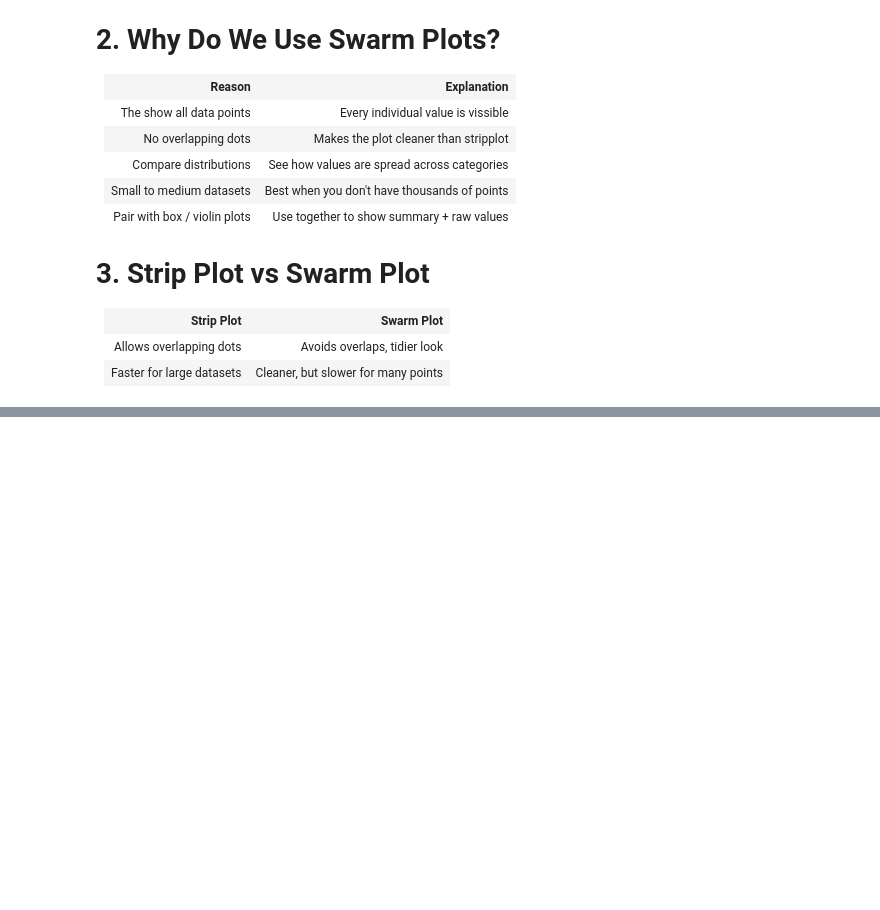
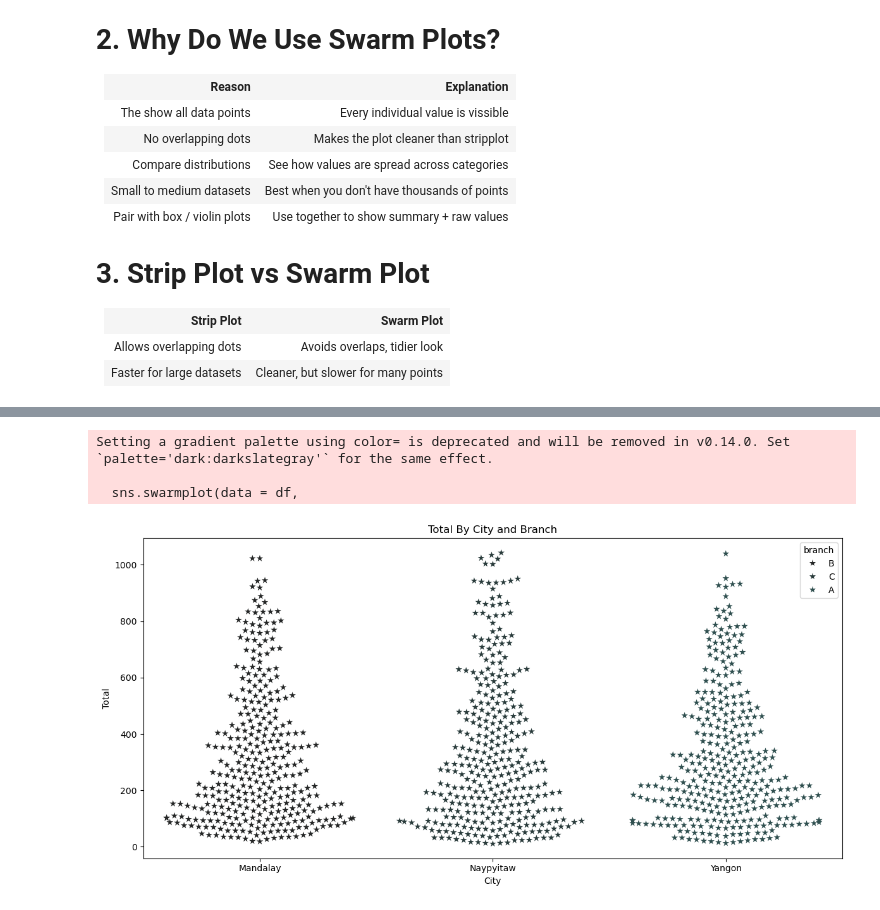
Before and after one commit to UstubecEmre/MatplotlibandSeabornFundamentals, a Jupyter notebook: swarmplot_in_seaborn.ipynb, the cells around one changed output, grey strips where cells are left out. Cells and saved outputs as stored; diff of their text form; code cells hidden in the pictures; blank space fills up the shorter version.

```diff
--- a/swarmplot_in_seaborn.ipynb
+++ b/swarmplot_in_seaborn.ipynb
@@ -61,0 +137,20 @@ Automatically adjusts spacing so no dots overlap
+# %%
+# Styling  a Swarm plot
+plt.figure(figsize = (12,6))
+sns.swarmplot(data = df,
+              y = "total",
+              x = "city",
+              hue = "branch",
+              marker = "*",
+              size = 8,
+              color = "darkslategray")
+plt.title("Total By City and Branch")
+plt.xlabel("City")
+plt.ylabel("Total")
+plt.tight_layout()
+plt.show()
+# %% [output]
+Setting a gradient palette using color= is deprecated and will be removed in v0.14.0. Set `palette='dark:darkslategray'` for the same effect.
+
+  sns.swarmplot(data = df,
+[figure, added]
```
Also changed, not shown: parts of 8 cells of this notebook.
